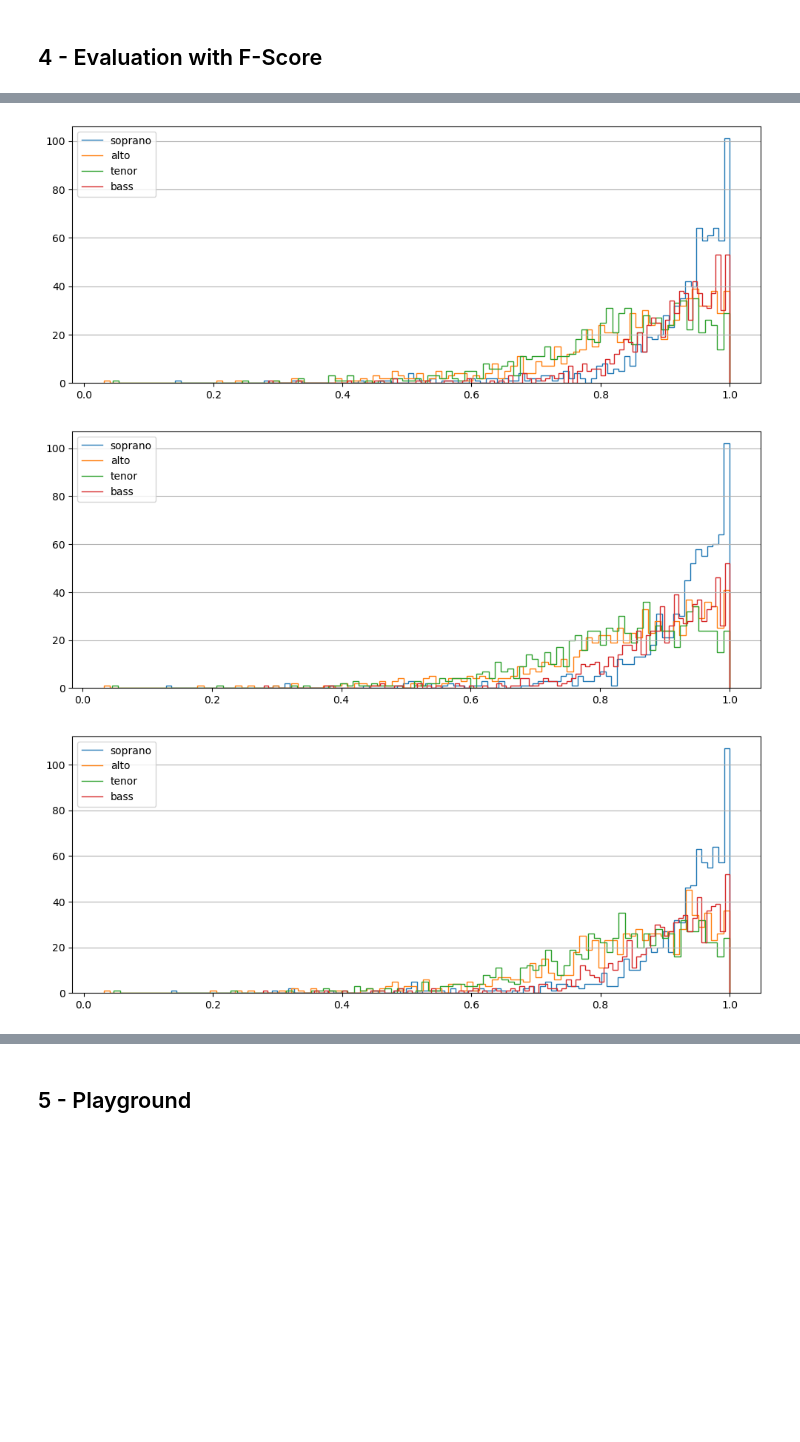
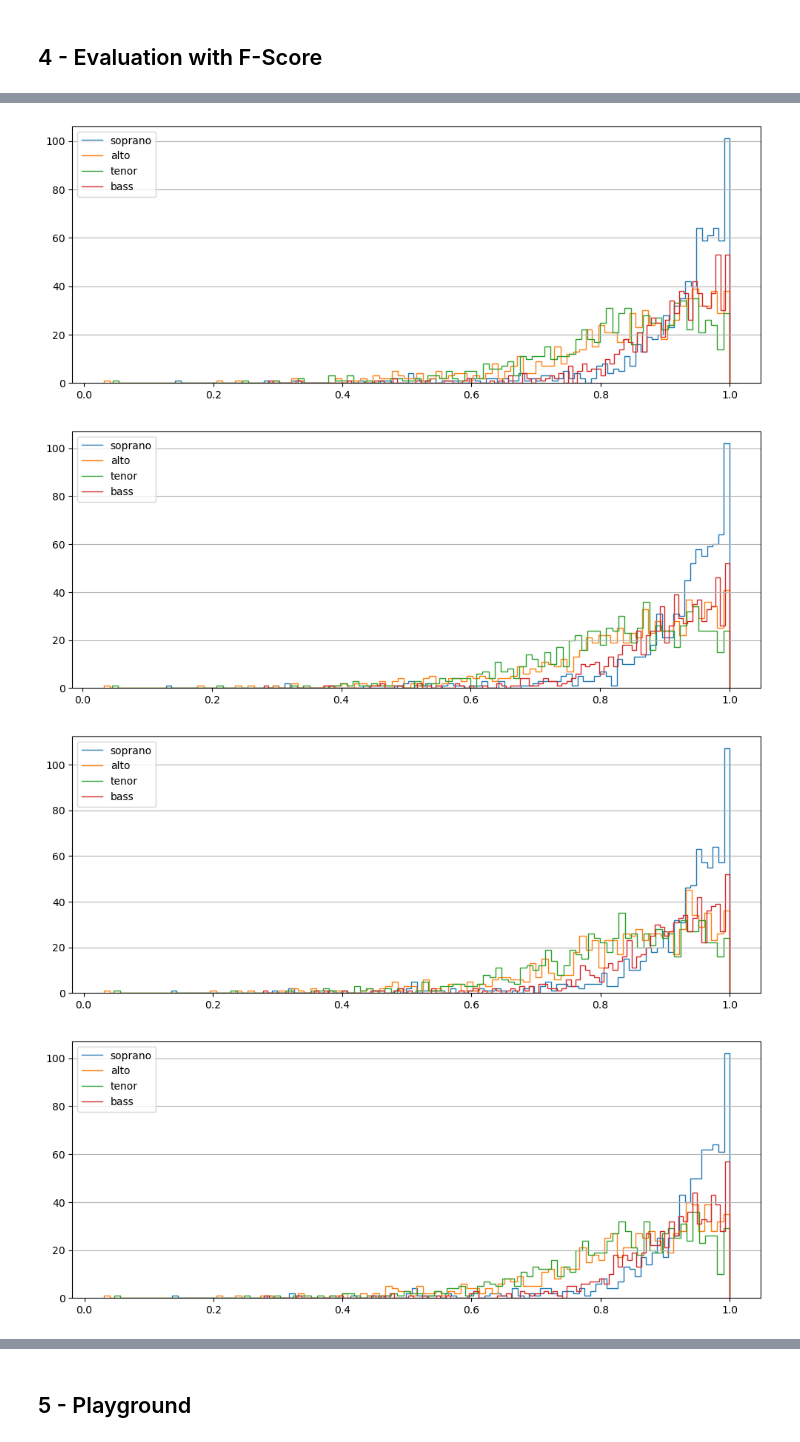
Before and after one commit to Xornotor/VocalAssignment-SSCS, a Jupyter notebook: SSCS_Training.ipynb, the cells around one changed output, grey strips where cells are left out. Cells and saved outputs as stored; diff of their text form; code cells hidden in the pictures; blank space fills up the shorter version.

Commit message:
Treino 4: Full test set f-score eval

```diff
--- a/SSCS_Training.ipynb
+++ b/SSCS_Training.ipynb
@@ -29,8 +58,8 @@ ds_test = sscs.get_dataset(split='test', end_index=300)
 # %%
 #ckpt_dir = './Checkpoints/mask_voas_treino1.keras'
 #ckpt_dir = './Checkpoints/mask_voas_treino2_tracked.keras'
-ckpt_dir = './Checkpoints/mask_voas_treino3_tracked.keras'
-#ckpt_dir = './Checkpoints/mask_voas_treino4_tracked.keras'
+#ckpt_dir = './Checkpoints/mask_voas_treino3_tracked.keras'
+ckpt_dir = './Checkpoints/mask_voas_treino4_tracked.keras'
 #ckpt_dir = './Checkpoints/mask_voas_treino5_tracked.keras'
 #ckpt_dir = './Checkpoints/mask_voas_treino6_tracked.keras'
 mask_voas_cnn = sscs.mask_voas_cnn_model(l_rate = 2e-3)
@@ -89,14 +207,17 @@ f_scr6 = np.load("./Evaluation_Data/f-scores_treino5_tracked.npy")
 f_scr1_full = np.load("./Evaluation_Data/f-scores_treino1_full_test.npy")
 f_scr2_full = np.load("./Evaluation_Data/f-scores_treino2_tracked_full_test.npy")
 f_scr3_full = np.load("./Evaluation_Data/f-scores_treino3_tracked_full_test.npy")
+f_scr4_full = np.load("./Evaluation_Data/f-scores_treino4_tracked_full_test.npy")
 # %%
 sscs.joint_f_histograms(f_scr1_full)
 sscs.joint_f_histograms(f_scr2_full)
 sscs.joint_f_histograms(f_scr3_full)
+sscs.joint_f_histograms(f_scr4_full)
 # %% [output]
 [figure]
 [figure]
 [figure]
+[figure, added]
 # %%
 sscs.voice_f_histograms(f_scr1_full)
 sscs.voice_f_histograms(f_scr2_full)
```
Also changed, not shown: parts of 6 cells of this notebook, 1 other file.
